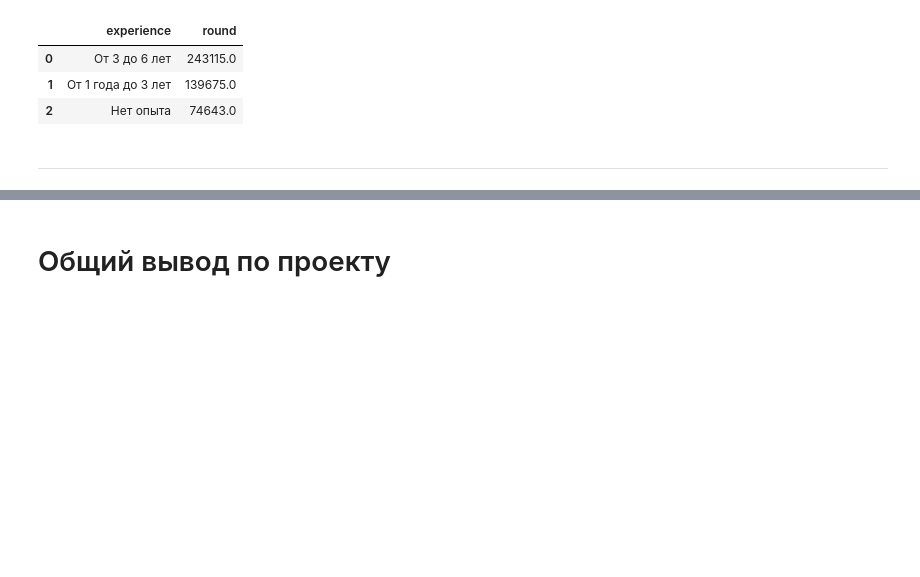
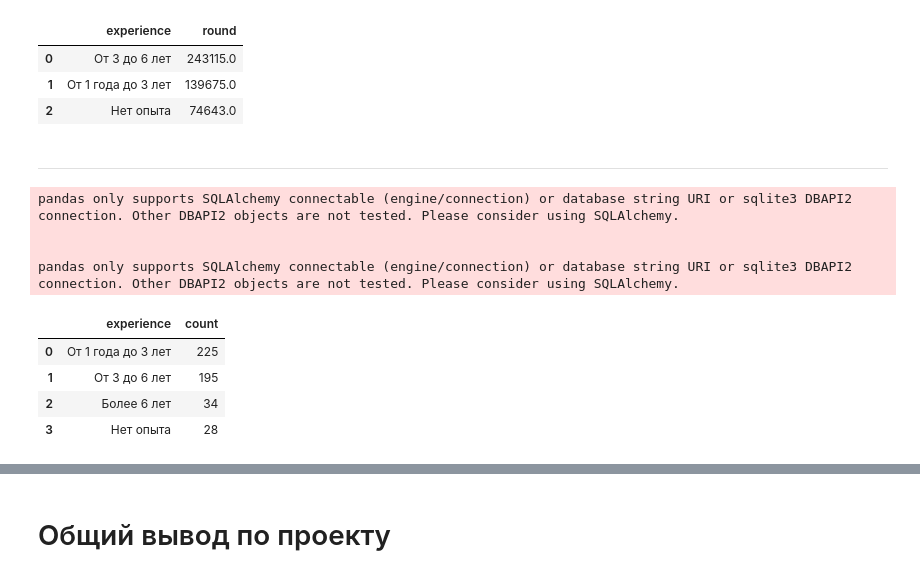
Before and after one commit to Alex1990opac/project_2, a Jupyter notebook: Project_2_Ноутбук_шаблон.ipynb, the cells around one changed output, grey strips where cells are left out. Drawn from its saved outputs; the diff is of its cells as text; code cells hidden in the pictures; blank space fills up the shorter version.

```diff
--- a/Project_2_Ноутбук_шаблон.ipynb
+++ b/Project_2_Ноутбук_шаблон.ipynb
@@ -754,3 +755,52 @@ pandas only supports SQLAlchemy connectable (engine/connection) or database stri
 ***
 # %%
 # выводы по предметному анализу
+query_5 = f'''select v.experience ,
+    count(distinct id)
+    from public.VACANCIES as v
+    group by 1
+
+'''
+df_5  = pd.read_sql_query(query_5,connection)
+res_5 = px.pie(data_frame=df_5,
+             names='experience',
+             values='count',
+             height=500,
+             width=1000,
+             color= 'experience',
+             template='presentation',
+             title='Соотношение количества вакансий с разными "Требованиями к опыту"',
+             labels={'experience': 'требования к опыту',
+                     'count': 'кол-во вакансий'})
+res_5.update_layout(title = {'font':dict(size = 25),
+                           'x':0.5})
+res_5.show()
+
+query = f'''  with table_1 as (select *
+    from public.VACANCIES as v
+    where (lower(v.name)  like  '%data_science%')
+    or (lower(v.name) like '%data_scientist%' )
+    or (lower(v.name) like 'исследователь_данных%')
+    or (v.name LIKE '%ML%' and v.name NOT ILIKE '%HTML%')
+    or (lower(v.name) like '%machine_learning%')
+    or (lower(v.name) like '%машинн%обучен%'))
+
+    select t.experience,
+    count(t.id)
+    from table_1 as t
+    group by 1
+    order by 2 desc
+
+'''
+df = pd.read_sql_query(query,connection)
+display(df)
+# %% [output]
+pandas only supports SQLAlchemy connectable (engine/connection) or database string URI or sqlite3 DBAPI2 connection. Other DBAPI2 objects are not tested. Please consider using SQLAlchemy.
+
+
+pandas only supports SQLAlchemy connectable (engine/connection) or database string URI or sqlite3 DBAPI2 connection. Other DBAPI2 objects are not tested. Please consider using SQLAlchemy.
+|  | experience | count |
+| 0 | От 1 года до 3 лет | 225 |
+| 1 | От 3 до 6 лет | 195 |
+| 2 | Более 6 лет | 34 |
+| 3 | Нет опыта | 28 |
```
Also changed, not shown: parts of 3 cells of this notebook, 4 other files.
